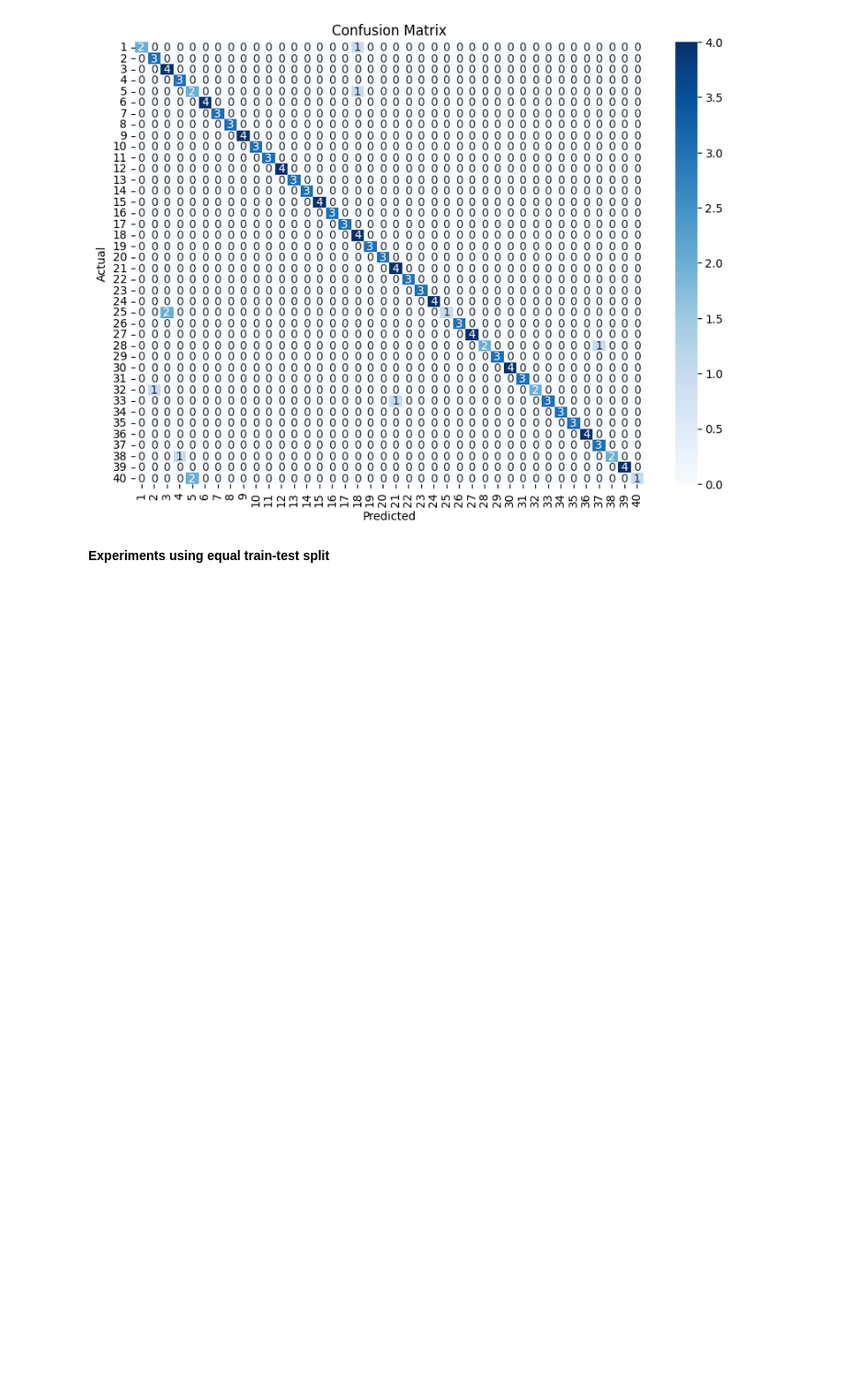
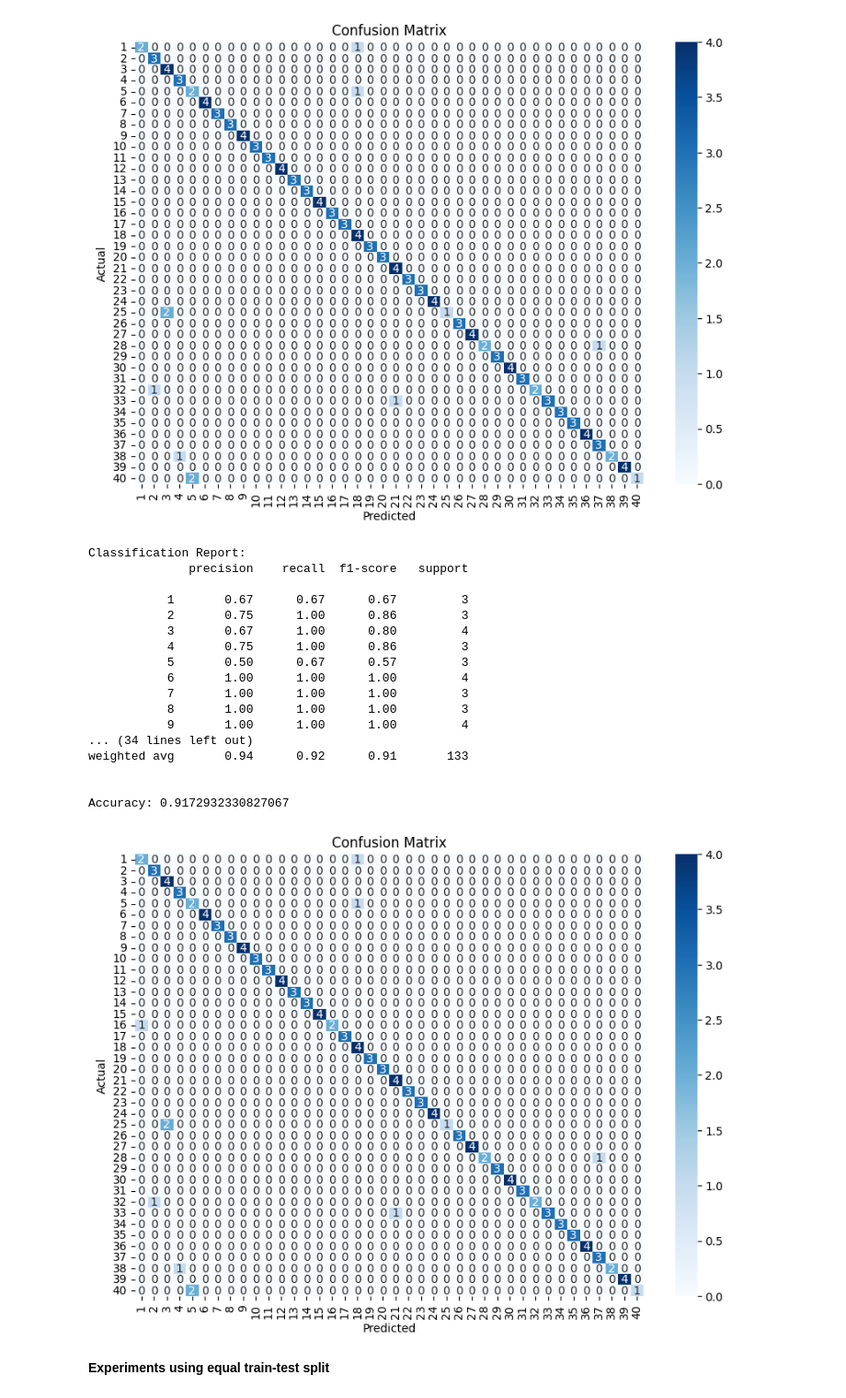
Before and after one commit to Mazen-Gaber/PCA-Face-Recognition, a Jupyter notebook: ORL-PCA Face Recognition.ipynb, the cells around one changed output. Shown at 92% size. Drawn from its saved outputs; the diff is of its cells as text; code cells hidden in the pictures; blank space fills up the shorter version.

```diff
--- a/ORL-PCA Face Recognition.ipynb
+++ b/ORL-PCA Face Recognition.ipynb
@@ -347,6 +347,30 @@ weighted avg       0.95      0.92      0.92       133
 
 Accuracy: 0.924812030075188
 [figure]
+# %%
+predicted_labels = predict_labels_knn(k, training_matrix, testing_matrix, training_labels)
+
+# Evaluate performance
+evaluate_model(predicted_labels, testing_labels_main)
+# %% [output]
+Classification Report:
+              precision    recall  f1-score   support
+
+           1       0.67      0.67      0.67         3
+           2       0.75      1.00      0.86         3
+           3       0.67      1.00      0.80         4
+           4       0.75      1.00      0.86         3
+           5       0.50      0.67      0.57         3
+           6       1.00      1.00      1.00         4
+           7       1.00      1.00      1.00         3
+           8       1.00      1.00      1.00         3
+           9       1.00      1.00      1.00         4
+... (34 lines left out)
+weighted avg       0.94      0.92      0.91       133
+
+
+Accuracy: 0.9172932330827067
+[figure, added]
 # %% [markdown]
 **Experiments using equal train-test split**
 # %%
```
Also changed, not shown: parts of 1 cell of this notebook.
